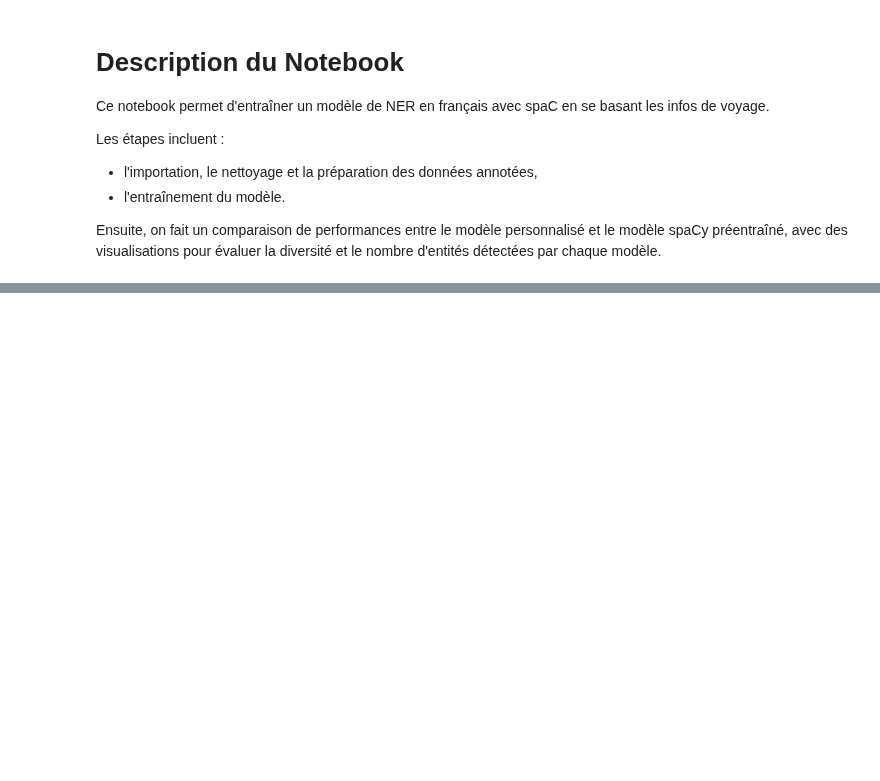
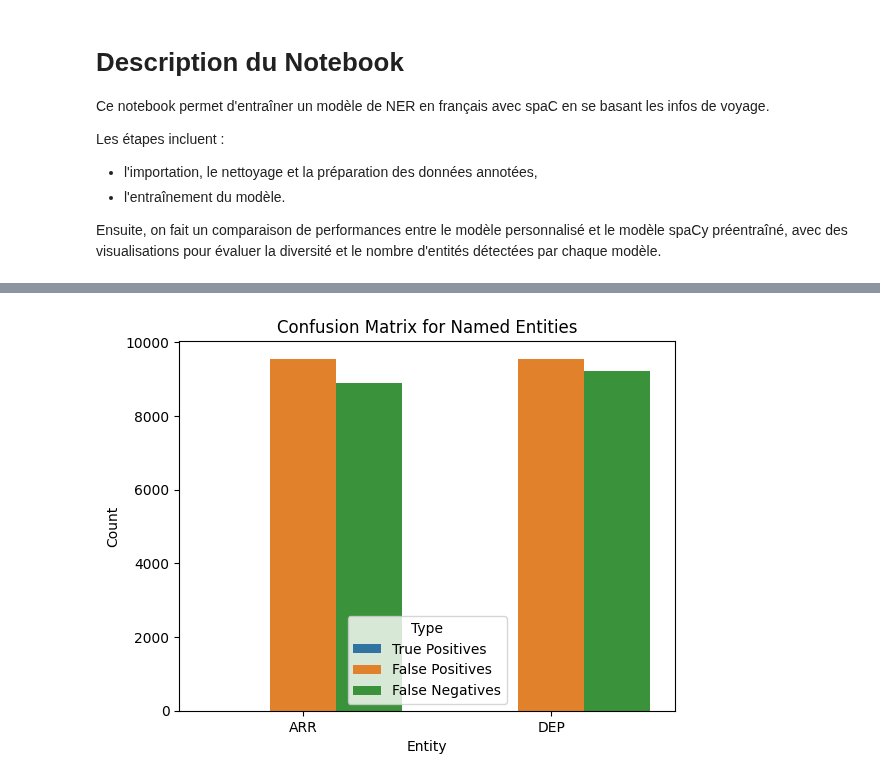
Before and after one commit to JeanBaptiste02/Travel-Order-Resolver, a Jupyter notebook: ai/nlp/notebooks/spacy/training/model_training.ipynb, the cells around one changed output, grey strips where cells are left out. Saved outputs shown, nothing was run; the diff lists cells and outputs as text; code cells hidden in the pictures; blank space fills up the shorter version.

```diff
--- a/ai/nlp/notebooks/spacy/training/model_training.ipynb
+++ b/ai/nlp/notebooks/spacy/training/model_training.ipynb
@@ -197,0 +263,35 @@ Test F1 Score: 0.48750000000000004, Test Precision: 0.4482758620689655, Test Rec
+# %%
+# Confusion Matrix for Named Entities
+def plot_confusion_matrix(true_pos, false_pos, false_neg):
+    # Get all unique entity labels across true_pos, false_pos, and false_neg
+    all_labels = set(true_pos.keys()).union(false_pos.keys(), false_neg.keys())
+
+    # Initialize the counts for all labels to ensure all are represented
+    true_pos = {label: true_pos.get(label, 0) for label in all_labels}
+    false_pos = {label: false_pos.get(label, 0) for label in all_labels}
+    false_neg = {label: false_neg.get(label, 0) for label in all_labels}
+
+    # Prepare data for plotting
+    data = {
+        "Entity": list(all_labels) * 3,
+        "Type": ["True Positives"] * len(all_labels) + ["False Positives"] * len(all_labels) + ["False Negatives"] * len(all_labels),
+        "Count": [true_pos[label] for label in all_labels] + [false_pos[label] for label in all_labels] + [false_neg[label] for label in all_labels]
+    }
+
+    # Create a DataFrame for visualization
+    df = pd.DataFrame(data)
+
+    # Plotting the confusion matrix
+    sns.barplot(x="Entity", y="Count", hue="Type", data=df)
+    plt.title("Confusion Matrix for Named Entities")
+    plt.show()
+
+# Re-calculate confusion matrix details with initialized counts
+true_pos = Counter([ent.label_ for example in test_data for ent in example.reference.ents if ent in nlp(example.text).ents])
+false_pos = Counter([ent.label_ for example in test_data for ent in nlp(example.text).ents if ent not in example.reference.ents])
+false_neg = Counter([ent.label_ for example in test_data for ent in example.reference.ents if ent not in nlp(example.text).ents])
+
+# Plot the confusion matrix
+plot_confusion_matrix(true_pos, false_pos, false_neg)
+# %% [output]
+[figure, added]
```
Also changed, not shown: parts of 17 cells of this notebook, 17 other files.
